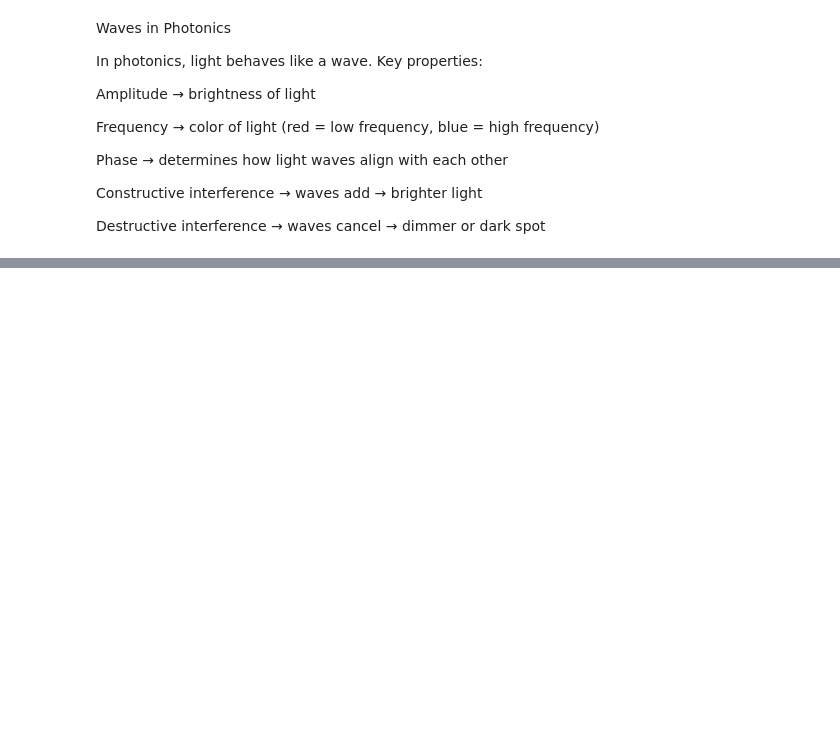
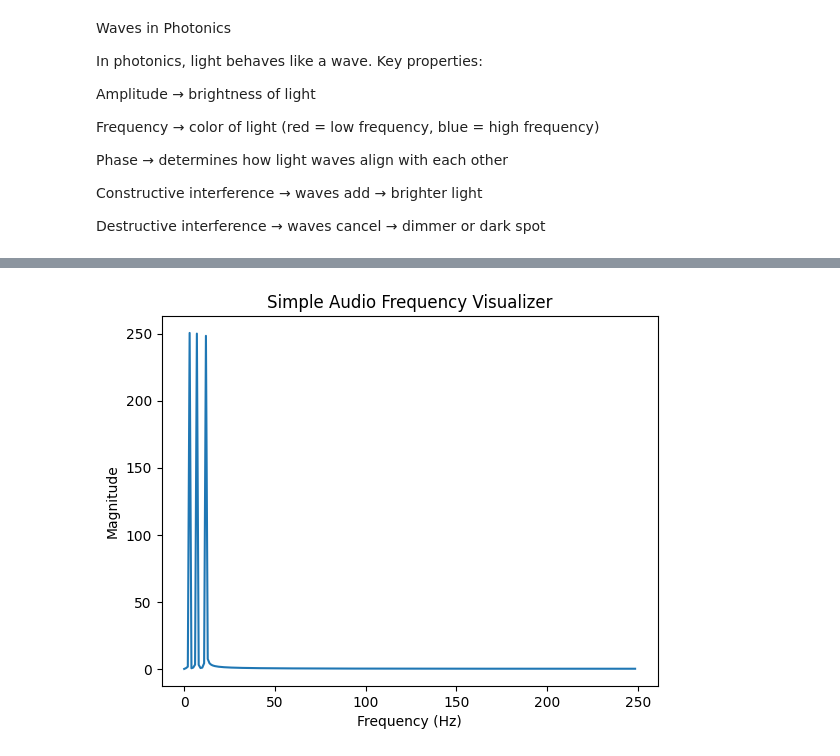
Before and after one commit to ShifaRabbani/Photonics, a Jupyter notebook: numpy.ipynb, the cells around one changed output, grey strips where cells are left out. Saved outputs shown, nothing was run; the diff lists cells and outputs as text; code cells hidden in the pictures; blank space fills up the shorter version.

```diff
--- a/numpy.ipynb
+++ b/numpy.ipynb
@@ -299,0 +395,25 @@ Destructive interference → waves cancel → dimmer or dark spot
+# %%
+import numpy as np
+import matplotlib.pyplot as plt
+
+# Time values
+t = np.linspace(0, 1, 500)
+
+# Simulated audio signal (three frequencies)
+# signal = np.sin(2*np.pi*3*t) + np.sin(2*np.pi*7*t) + np.sin(2*np.pi*12*t)
+signal = np.sin(2*np.pi*3*t) + np.sin(2*np.pi*7*t) + np.sin(2*np.pi*12*t)
+
+# Apply FFT
+fft_result = np.fft.fft(signal)
+
+# Frequency axis
+freq = np.fft.fftfreq(len(t), t[1]-t[0])
+
+# Plot frequency spectrum
+plt.plot(freq[:250], np.abs(fft_result[:250]))
+plt.title("Simple Audio Frequency Visualizer")
+plt.xlabel("Frequency (Hz)")
+plt.ylabel("Magnitude")
+plt.show()
+# %% [output]
+[figure, added]
```
Also changed, not shown: parts of 9 cells of this notebook.
